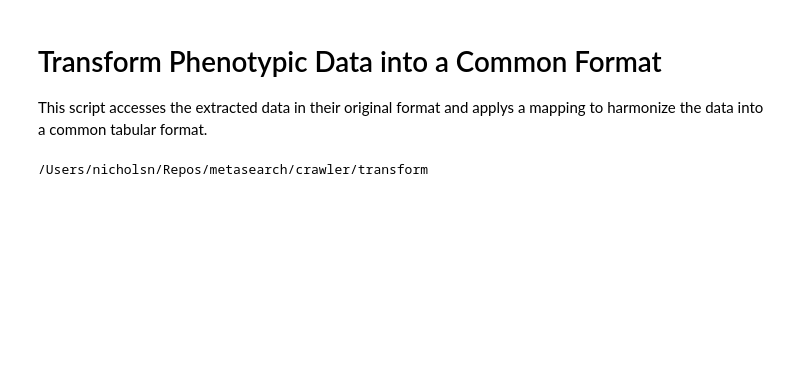
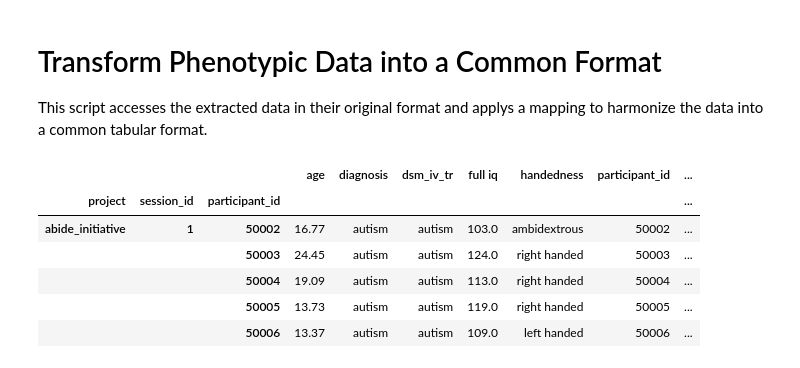
Before and after one commit to OpenNeuroLab/metasearch, a Jupyter notebook: crawler/transform.ipynb, the cells around one changed output. Saved outputs shown, nothing was run; the diff lists cells and outputs as text; code cells hidden in the pictures; blank space fills up the shorter version.

```diff
--- a/crawler/transform.ipynb
+++ b/crawler/transform.ipynb
@@ -4,19 +4,7 @@ This script accesses the extracted data in their original format and applys a ma
 # %%
 import os
 import json
+import glob
 
 import numpy as np
 import pandas as pd
-
-print(os.path.abspath(os.path.curdir))
-# %% [output]
-/Users/nicholsn/Repos/metasearch/crawler/transform
-# %%
-# Path to projects with extracted files.
-extract_path = os.path.abspath('../extract')
-# Path to where the tranformed projects will go.
-xfm_path = os.path.abspath(os.path.curdir)
-# Project dirs.
-project_names = [i for i in os.listdir(extract_path) if '.' not in i]
-extract_dirs = [os.path.join(extract_path, i) for i in project_names]
-xfm_dirs = [os.path.join(xfm_path, i) for i in project_names]
@@ -98 +100,18 @@ for project_name in project_names:
         xfm.to_csv(pheno_path, index=False)
+# %%
+# Merge all the transformed files into a single frame
+meta_files = glob.glob(xfm_dir + '/*.csv')
+meta_list = list()
+for meta_file in meta_files:
+    df = pd.read_csv(meta_file)
+    meta_list.append(df)
+meta_df = pd.concat(meta_list).set_index(['project', 'session_id', 'participant_id'], drop=False)
+meta_df.head()
+# %% [output]
+|  |  |  | age | diagnosis | dsm_iv_tr | full iq | handedness | participant_id | ... |
+| project | session_id | participant_id |  |  |  |  |  |  | ... |
+| abide_initiative | 1 | 50002 | 16.77 | autism | autism | 103.0 | ambidextrous | 50002 | ... |
+|  |  | 50003 | 24.45 | autism | autism | 124.0 | right handed | 50003 | ... |
+|  |  | 50004 | 19.09 | autism | autism | 113.0 | right handed | 50004 | ... |
+|  |  | 50005 | 13.73 | autism | autism | 119.0 | right handed | 50005 | ... |
+|  |  | 50006 | 13.37 | autism | autism | 109.0 | left handed | 50006 | ... |
```
Also changed, not shown: parts of 7 cells of this notebook, 9 other files.
